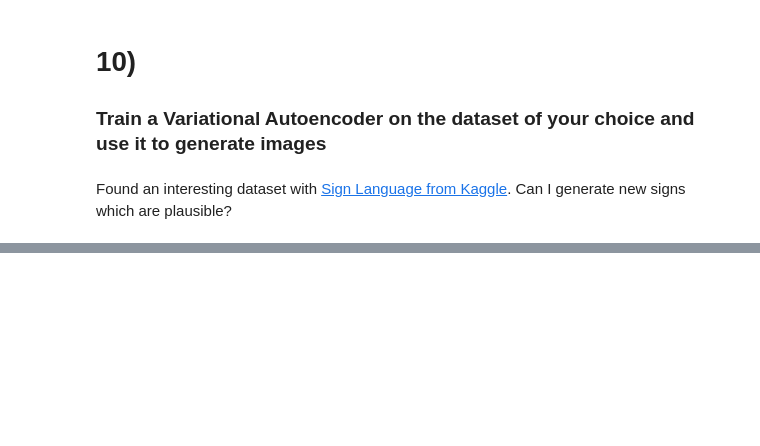
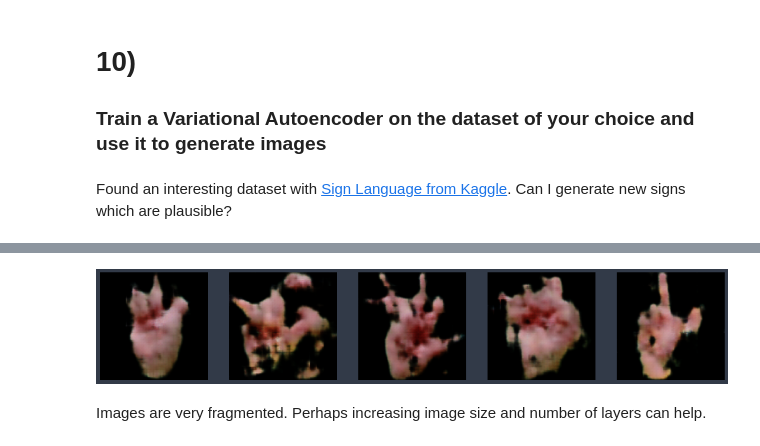
Before and after one commit to amaralcs/homl, a Jupyter notebook: 17_autoencoders_gans_exercises.ipynb, the cells around one changed output, grey strips where cells are left out. Drawn from its saved outputs; the diff is of its cells as text; code cells hidden in the pictures; blank space fills up the shorter version.

```diff
--- a/17_autoencoders_gans_exercises.ipynb
+++ b/17_autoencoders_gans_exercises.ipynb
@@ -531,0 +524,33 @@ ValueError: in user code:
+# %%
+inputs = Input(shape=img_shape)
+z = Conv2D(16, **conv_encoder_kwargs)(inputs)
+z = MaxPool2D(pool_size=2)(z) # 64x64
+z = Conv2D(32, **conv_encoder_kwargs)(z)
+z = MaxPool2D(pool_size=2)(z) # 32x32
+z = Conv2D(64, **conv_encoder_kwargs)(z)
+z = MaxPool2D(pool_size=2)(z) # 16x16
+z = Conv2D(128, **conv_encoder_kwargs)(z)
+z = MaxPool2D(pool_size=2)(z) # 8x8
+z = Flatten()(z)
+z = Dense(300, activation="selu")(z)
+
+mean = Dense(codings_size, name="mean")(z)
+log_var = Dense(codings_size, name="log_var")(z)
+codings = Sampling(name="codings")([mean, log_var])
+conv_v_encoder = Model(inputs=[inputs], outputs=codings, name="conv_encoder")
+
+decoder_inputs = Input(shape=[codings_size], name="decoder_inputs")
+x = Dense(300, activation="selu")(decoder_inputs)
+x = Dense(8*8*128)(x)
+x = Reshape([8, 8, 128])(x)
+x = Conv2DTranspose(64, padding="same", **conv_decoder_kwargs)(x)
+x = Conv2DTranspose(32, padding="same", **conv_decoder_kwargs)(x)
+x = Conv2DTranspose(16, padding="same", **conv_decoder_kwargs)(x)
+outputs = Conv2DTranspose(
+    3, padding="same", kernel_size=kernel_size, activation="sigmoid", strides=2)(x)
+# outputs = Reshape(img_shape, name="out_reshape")(x)
+conv_v_decoder = Model(inputs=[decoder_inputs], outputs=outputs, name="conv_decoder")
+
+codings = conv_v_encoder(inputs)
+reconstructions = conv_v_decoder(codings)
+conv_vae = Model(inputs=[inputs], outputs=reconstructions)
@@ -531,0 +583,9 @@ ValueError: in user code:
+# %%
+n_images = 5
+new_codings = tf.random.normal(shape=[n_images, codings_size])
+new_images = conv_v_decoder(new_codings).numpy()
+plot_multiple_images(new_images, n_images)
+# %% [output]
+[figure, added]
+# %% [markdown]
+Images are very fragmented. Perhaps increasing image size and number of layers can help.
```
Also changed, not shown: parts of 22 cells of this notebook.
